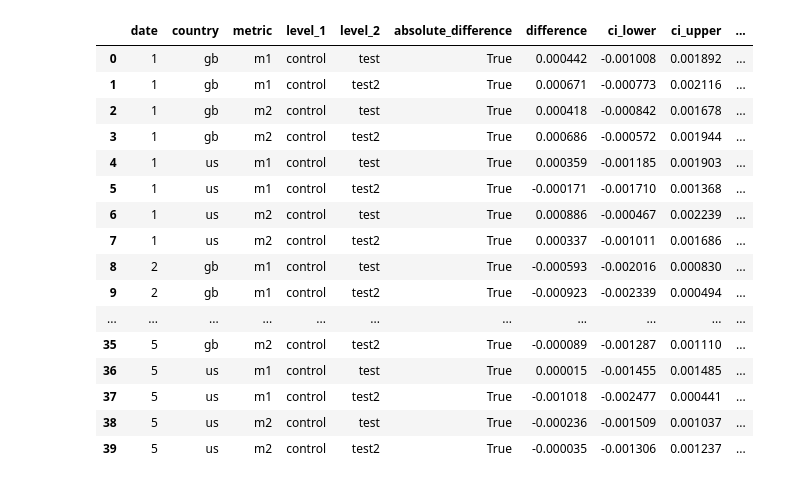
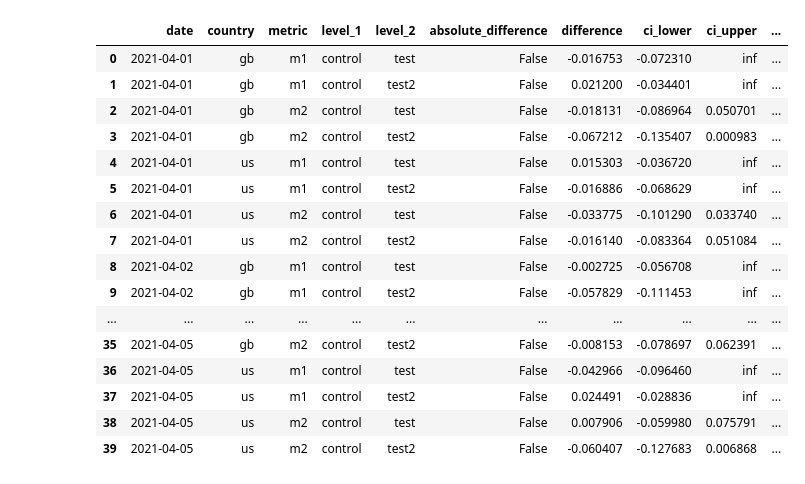
Before and after one commit to spotify/confidence, a Jupyter notebook: examples/Sequential.ipynb, the cells around one changed output. Cells and saved outputs as stored; diff of their text form; code cells hidden in the pictures.

Commit message:
- Added "metric" dimension to sequential test. - Using np.datetime instead of numbers in sequential tests and examples

```diff
--- a/examples/Sequential.ipynb
+++ b/examples/Sequential.ipynb
@@ -105,6 +103,27 @@ data = pd.DataFrame(
                  'm2', 'm2', 'm2',
                  'm2', 'm2', 'm2',
                  'm2', 'm2', 'm2']})
+# %%
+nims = {(pd.to_datetime('2021-04-01'), 'us', 'm1'): (0.2, 'increase'),
+        (pd.to_datetime('2021-04-02'), 'us', 'm1'): (0.2, 'increase'),
+        (pd.to_datetime('2021-04-03'), 'us', 'm1'): (0.2, 'increase'),
+        (pd.to_datetime('2021-04-04'), 'us', 'm1'): (0.2, 'increase'),
+        (pd.to_datetime('2021-04-05'), 'us', 'm1'): (0.2, 'increase'),
+        (pd.to_datetime('2021-04-01'), 'gb', 'm1'): (0.1, 'increase'),
+        (pd.to_datetime('2021-04-02'), 'gb', 'm1'): (0.1, 'increase'),
+        (pd.to_datetime('2021-04-03'), 'gb', 'm1'): (0.1, 'increase'),
+        (pd.to_datetime('2021-04-04'), 'gb', 'm1'): (0.1, 'increase'),
+        (pd.to_datetime('2021-04-05'), 'gb', 'm1'): (0.1, 'increase'),
+        (pd.to_datetime('2021-04-01'), 'us', 'm2'): (0, None),
+        (pd.to_datetime('2021-04-02'), 'us', 'm2'): (0, None),
+        (pd.to_datetime('2021-04-03'), 'us', 'm2'): (0, None),
+        (pd.to_datetime('2021-04-04'), 'us', 'm2'): (0, None),
+        (pd.to_datetime('2021-04-05'), 'us', 'm2'): (0, None),
+        (pd.to_datetime('2021-04-01'), 'gb', 'm2'): (0, None),
+        (pd.to_datetime('2021-04-02'), 'gb', 'm2'): (0, None),
+        (pd.to_datetime('2021-04-03'), 'gb', 'm2'): (0, None),
+        (pd.to_datetime('2021-04-04'), 'gb', 'm2'): (0, None),
+        (pd.to_datetime('2021-04-05'), 'gb', 'm2'): (0, None)}
 # %%
 test = spotify_confidence.ZTest(
     data,
@@ -115,27 +134,29 @@ test = spotify_confidence.ZTest(
     ordinal_group_column='date'
 )
 # %%
-final_sample_size = data.query("date == 5")['users'].sum()
+final_sample_size = data.query("date == '2021-04-05'")['users'].sum()
 test.multiple_difference(
     level='control',
     groupby=['date', 'country', 'metric'],
     level_as_reference=True,
-    final_expected_sample_size=final_sample_size)
+    final_expected_sample_size=final_sample_size,
+    non_inferiority_margins = nims,
+    absolute=False)
 # %% [output]
 |  | date | country | metric | level_1 | level_2 | absolute_difference | difference | ci_lower | ci_upper | ... |
-| 0 | 1 | gb | m1 | control | test | True | 0.000442 | -0.001008 | 0.001892 | ... |
-| 1 | 1 | gb | m1 | control | test2 | True | 0.000671 | -0.000773 | 0.002116 | ... |
-| 2 | 1 | gb | m2 | control | test | True | 0.000418 | -0.000842 | 0.001678 | ... |
-| 3 | 1 | gb | m2 | control | test2 | True | 0.000686 | -0.000572 | 0.001944 | ... |
-| 4 | 1 | us | m1 | control | test | True | 0.000359 | -0.001185 | 0.001903 | ... |
-| 5 | 1 | us | m1 | control | test2 | True | -0.000171 | -0.001710 | 0.001368 | ... |
-| 6 | 1 | us | m2 | control | test | True | 0.000886 | -0.000467 | 0.002239 | ... |
-| 7 | 1 | us | m2 | control | test2 | True | 0.000337 | -0.001011 | 0.001686 | ... |
-| 8 | 2 | gb | m1 | control | test | True | -0.000593 | -0.002016 | 0.000830 | ... |
-| 9 | 2 | gb | m1 | control | test2 | True | -0.000923 | -0.002339 | 0.000494 | ... |
+| 0 | 2021-04-01 | gb | m1 | control | test | False | -0.016753 | -0.072310 | inf | ... |
+| 1 | 2021-04-01 | gb | m1 | control | test2 | False | 0.021200 | -0.034401 | inf | ... |
+| 2 | 2021-04-01 | gb | m2 | control | test | False | -0.018131 | -0.086964 | 0.050701 | ... |
+| 3 | 2021-04-01 | gb | m2 | control | test2 | False | -0.067212 | -0.135407 | 0.000983 | ... |
+| 4 | 2021-04-01 | us | m1 | control | test | False | 0.015303 | -0.036720 | inf | ... |
+| 5 | 2021-04-01 | us | m1 | control | test2 | False | -0.016886 | -0.068629 | inf | ... |
+| 6 | 2021-04-01 | us | m2 | control | test | False | -0.033775 | -0.101290 | 0.033740 | ... |
+| 7 | 2021-04-01 | us | m2 | control | test2 | False | -0.016140 | -0.083364 | 0.051084 | ... |
+| 8 | 2021-04-02 | gb | m1 | control | test | False | -0.002725 | -0.056708 | inf | ... |
+| 9 | 2021-04-02 | gb | m1 | control | test2 | False | -0.057829 | -0.111453 | inf | ... |
 | ... | ... | ... | ... | ... | ... | ... | ... | ... | ... | ... |
-| 35 | 5 | gb | m2 | control | test2 | True | -0.000089 | -0.001287 | 0.001110 | ... |
-| 36 | 5 | us | m1 | control | test | True | 0.000015 | -0.001455 | 0.001485 | ... |
-| 37 | 5 | us | m1 | control | test2 | True | -0.001018 | -0.002477 | 0.000441 | ... |
-| 38 | 5 | us | m2 | control | test | True | -0.000236 | -0.001509 | 0.001037 | ... |
-| 39 | 5 | us | m2 | control | test2 | True | -0.000035 | -0.001306 | 0.001237 | ... |
+| 35 | 2021-04-05 | gb | m2 | control | test2 | False | -0.008153 | -0.078697 | 0.062391 | ... |
+| 36 | 2021-04-05 | us | m1 | control | test | False | -0.042966 | -0.096460 | inf | ... |
+| 37 | 2021-04-05 | us | m1 | control | test2 | False | 0.024491 | -0.028836 | inf | ... |
+| 38 | 2021-04-05 | us | m2 | control | test | False | 0.007906 | -0.059980 | 0.075791 | ... |
+| 39 | 2021-04-05 | us | m2 | control | test2 | False | -0.060407 | -0.127683 | 0.006868 | ... |
```
Also changed, not shown: parts of 6 cells of this notebook, 1 other file.
